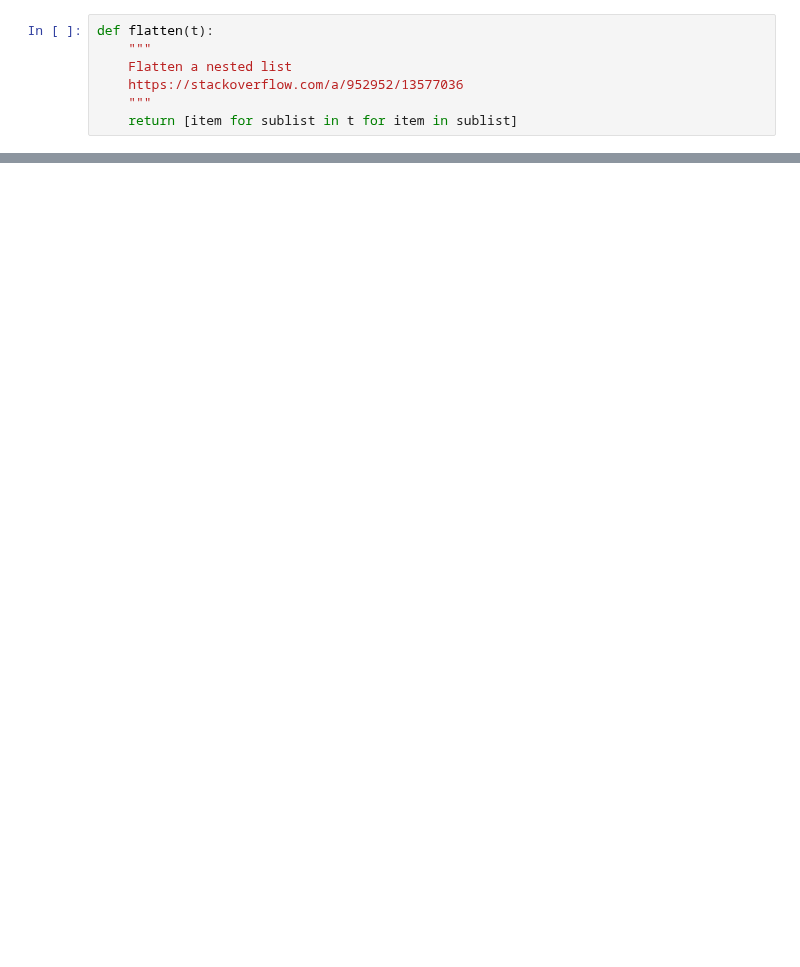
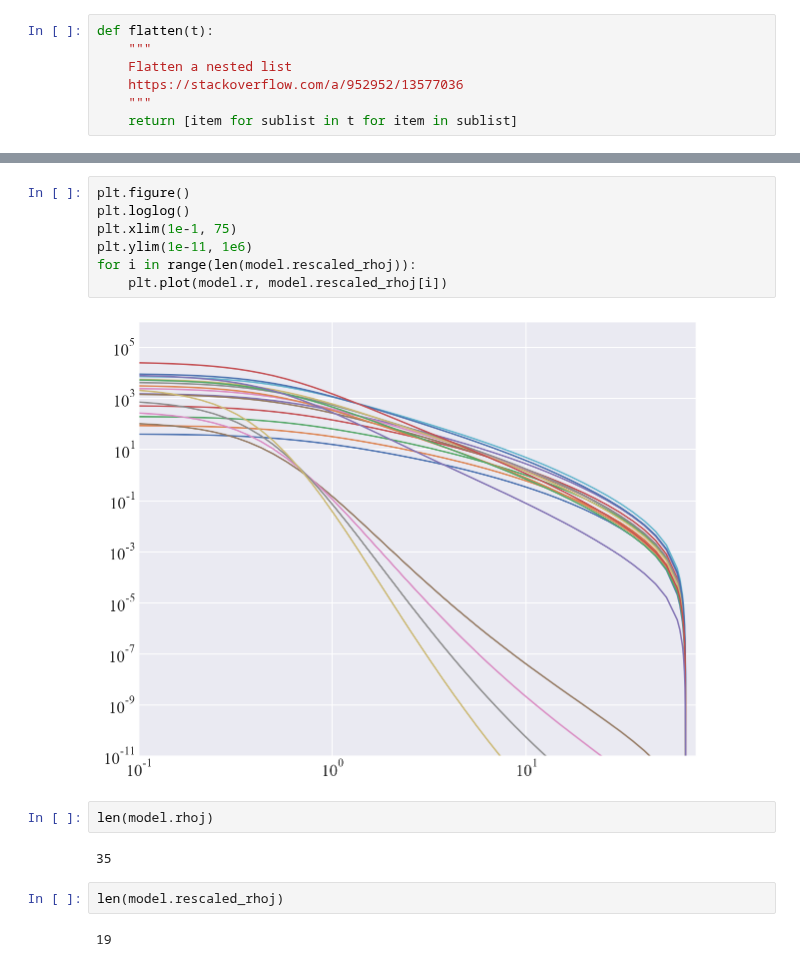
Before and after one commit to pjs902/honours-thesis, a Jupyter notebook: notebooks/rescale-gcfit.ipynb, the cells around one changed output, grey strips where cells are left out. Cells and saved outputs as stored; diff of their text form; blank space fills up the shorter version.

```diff
--- a/notebooks/rescale-gcfit.ipynb
+++ b/notebooks/rescale-gcfit.ipynb
@@ -137,0 +139,17 @@ rescale_densities(model)
+# %%
+plt.figure()
+plt.loglog()
+plt.xlim(1e-1, 75)
+plt.ylim(1e-11, 1e6)
+for i in range(len(model.rescaled_rhoj)):
+    plt.plot(model.r, model.rescaled_rhoj[i])
+# %% [output]
+[figure, added]
+# %%
+len(model.rhoj)
+# %% [output]
+35
+# %%
+len(model.rescaled_rhoj)
+# %% [output]
+19
```
Also changed, not shown: parts of 5 cells of this notebook.
